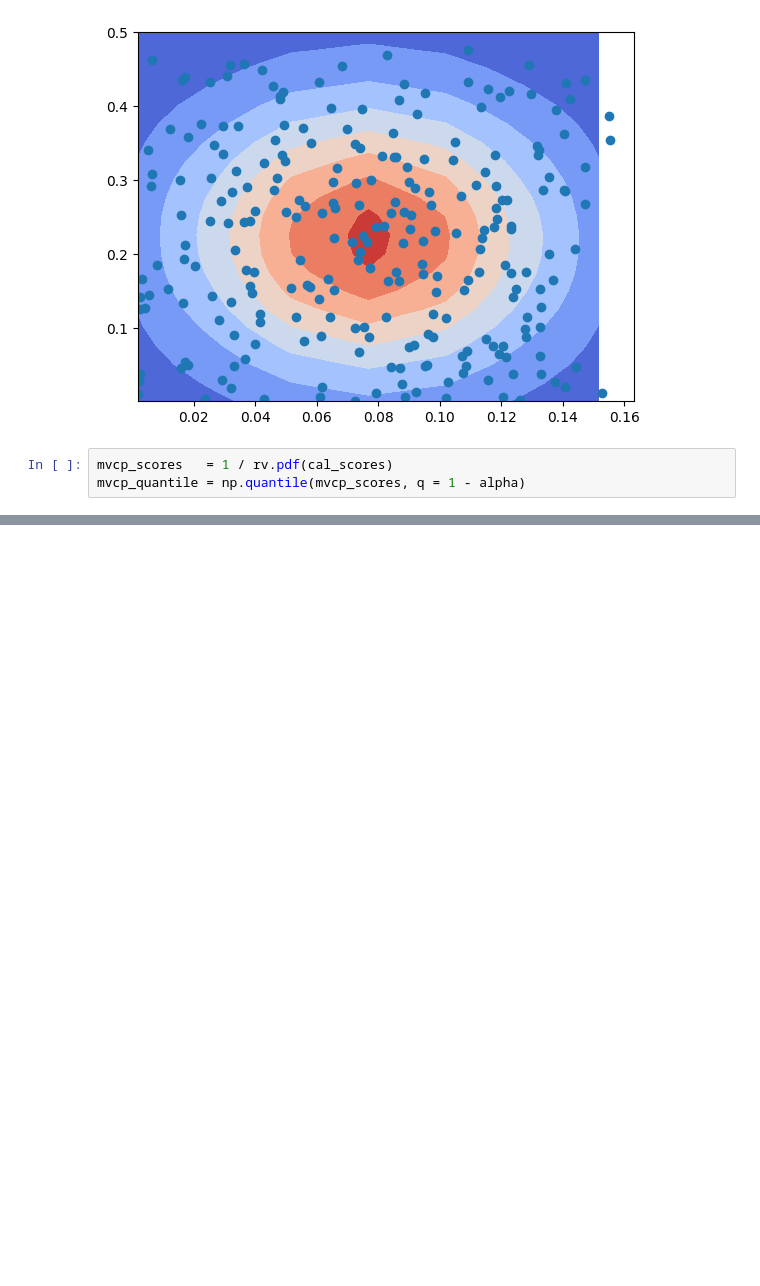
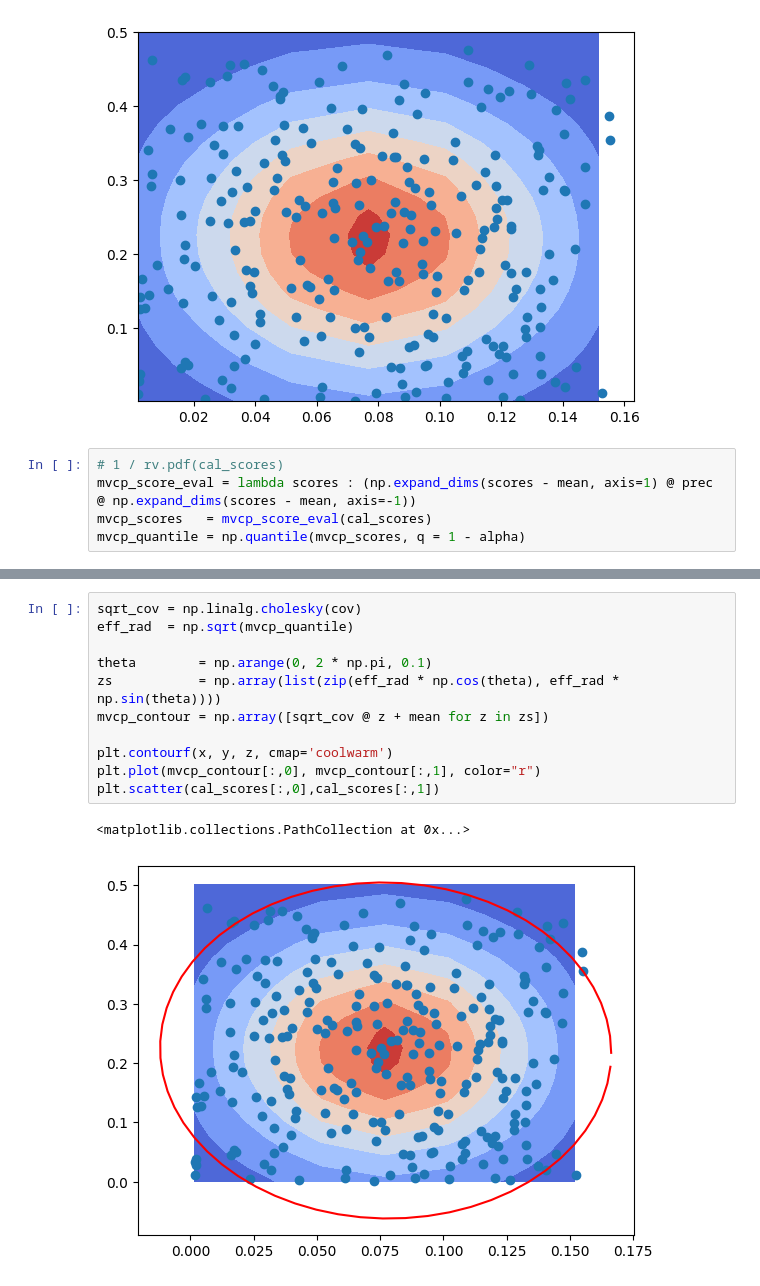
Before and after one commit to yashpatel5400/fusioncp, a Jupyter notebook: testing.ipynb, the cells around one changed output, grey strips where cells are left out. Cells and saved outputs as stored; diff of their text form; blank space fills up the shorter version.

```diff
--- a/testing.ipynb
+++ b/testing.ipynb
@@ -97,6 +97,8 @@ plt.scatter(cal_scores[:,0],cal_scores[:,1])
 <matplotlib.collections.PathCollection at 0x...>
 [figure]
 # %%
-mvcp_scores   = 1 / rv.pdf(cal_scores)
+# 1 / rv.pdf(cal_scores)
+mvcp_score_eval = lambda scores : (np.expand_dims(scores - mean, axis=1) @ prec @ np.expand_dims(scores - mean, axis=-1))
+mvcp_scores   = mvcp_score_eval(cal_scores)
 mvcp_quantile = np.quantile(mvcp_scores, q = 1 - alpha)
 # %%
@@ -104,3 +107,17 @@ test_mvcp_scores = 1 / rv.pdf(test_scores)
 print(np.sum(test_mvcp_scores < mvcp_quantile) / len(test_scores))
 # %% [output]
 0.948
+# %%
+sqrt_cov = np.linalg.cholesky(cov)
+eff_rad  = np.sqrt(mvcp_quantile)
+
+theta        = np.arange(0, 2 * np.pi, 0.1)
+zs           = np.array(list(zip(eff_rad * np.cos(theta), eff_rad * np.sin(theta))))
+mvcp_contour = np.array([sqrt_cov @ z + mean for z in zs])
+
+plt.contourf(x, y, z, cmap='coolwarm')
+plt.plot(mvcp_contour[:,0], mvcp_contour[:,1], color="r")
+plt.scatter(cal_scores[:,0],cal_scores[:,1])
+# %% [output]
+<matplotlib.collections.PathCollection at 0x...>
+[figure, added]
```
Also changed, not shown: parts of 1 cell of this notebook.
